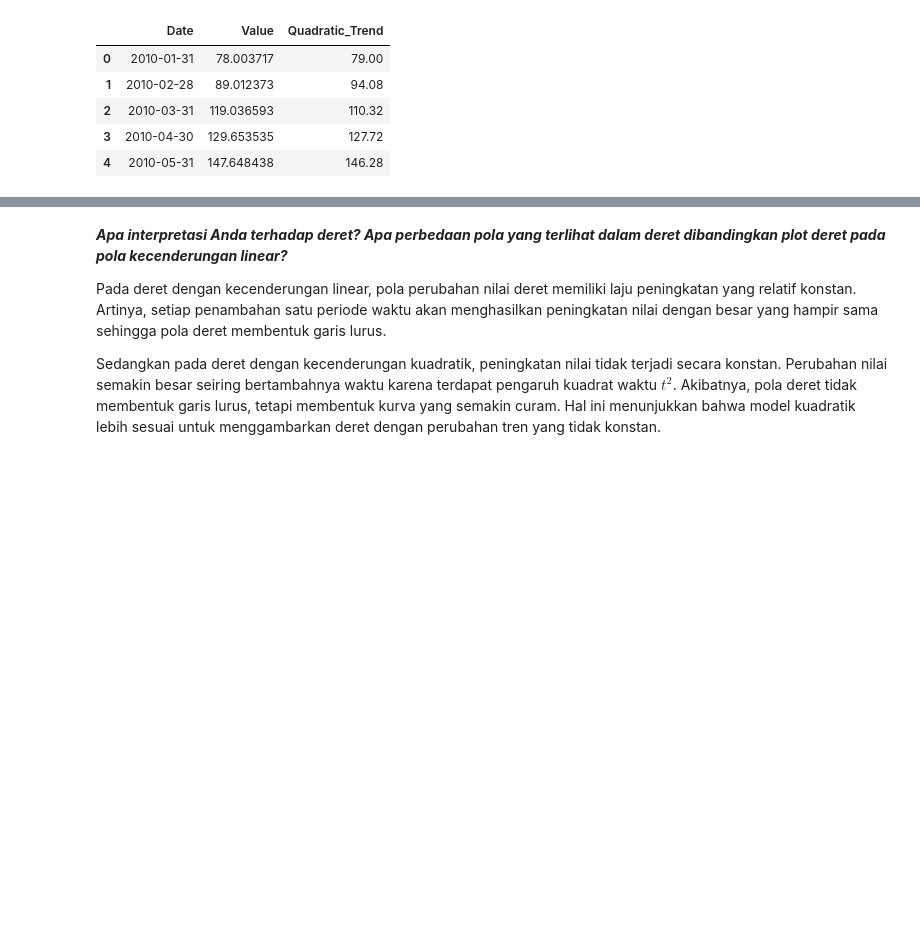
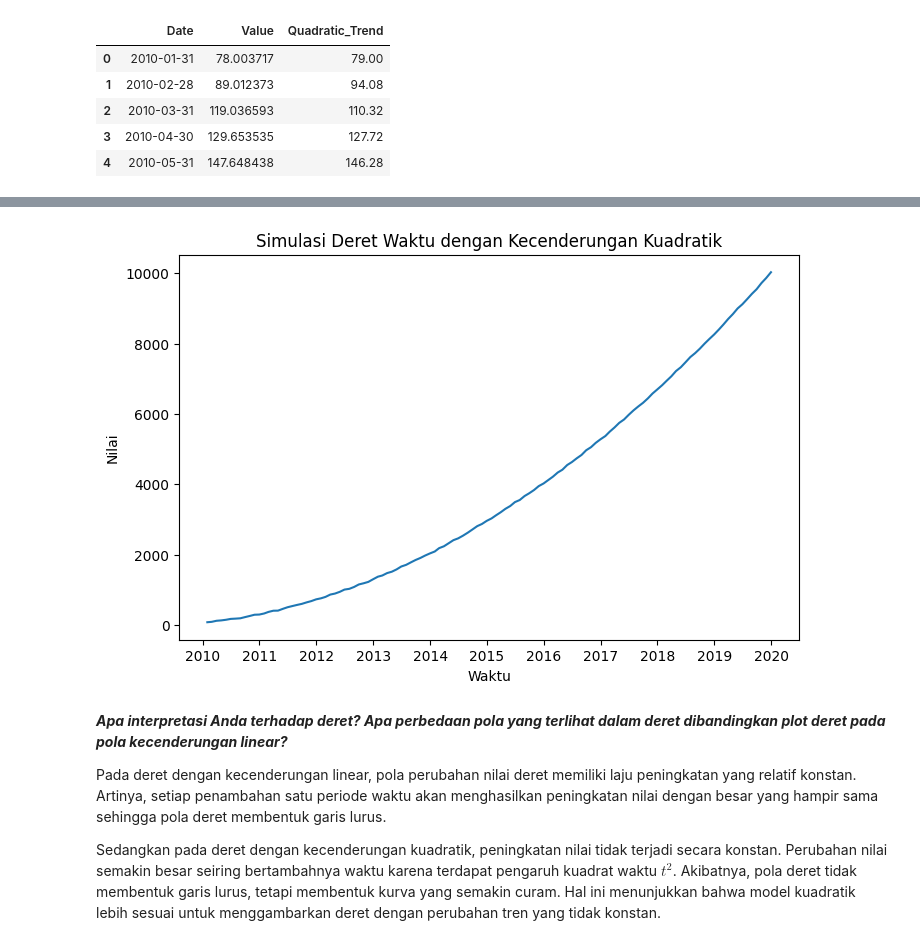
Before and after one commit to PutriAqila/Analisis-Deret-Waktu, a Jupyter notebook: Tugas_STA1542_Minggu_2_Kecenderungan_Deret.ipynb, the cells around one changed output, grey strips where cells are left out. Saved outputs shown, nothing was run; the diff lists cells and outputs as text; code cells hidden in the pictures; blank space fills up the shorter version.

```diff
--- a/Tugas_STA1542_Minggu_2_Kecenderungan_Deret.ipynb
+++ b/Tugas_STA1542_Minggu_2_Kecenderungan_Deret.ipynb
@@ -387,3 +318,13 @@ fig.show()
+# %%
+# Plot hasil simulasi deret waktu dengan kecenderungan kuadratik
+plt.figure(figsize=(8, 5))
+plt.plot(df_quad.Date, df_quad['Value'])
+plt.title('Simulasi Deret Waktu dengan Kecenderungan Kuadratik')
+plt.xlabel('Waktu')
+plt.ylabel('Nilai')
+plt.show()
+# %% [output]
+[figure, added]
 # %% [markdown]
 ***Apa interpretasi Anda terhadap deret? Apa perbedaan pola yang terlihat dalam deret dibandingkan plot deret pada pola kecenderungan linear?***
 
```
Also changed, not shown: parts of 12 cells of this notebook.
